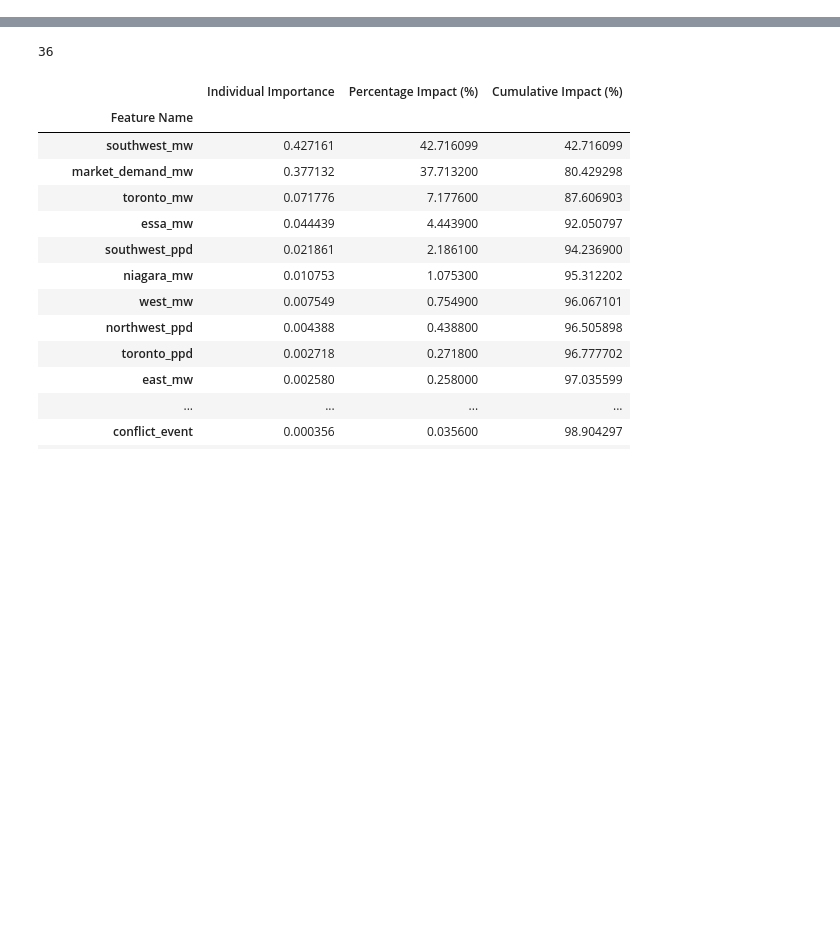
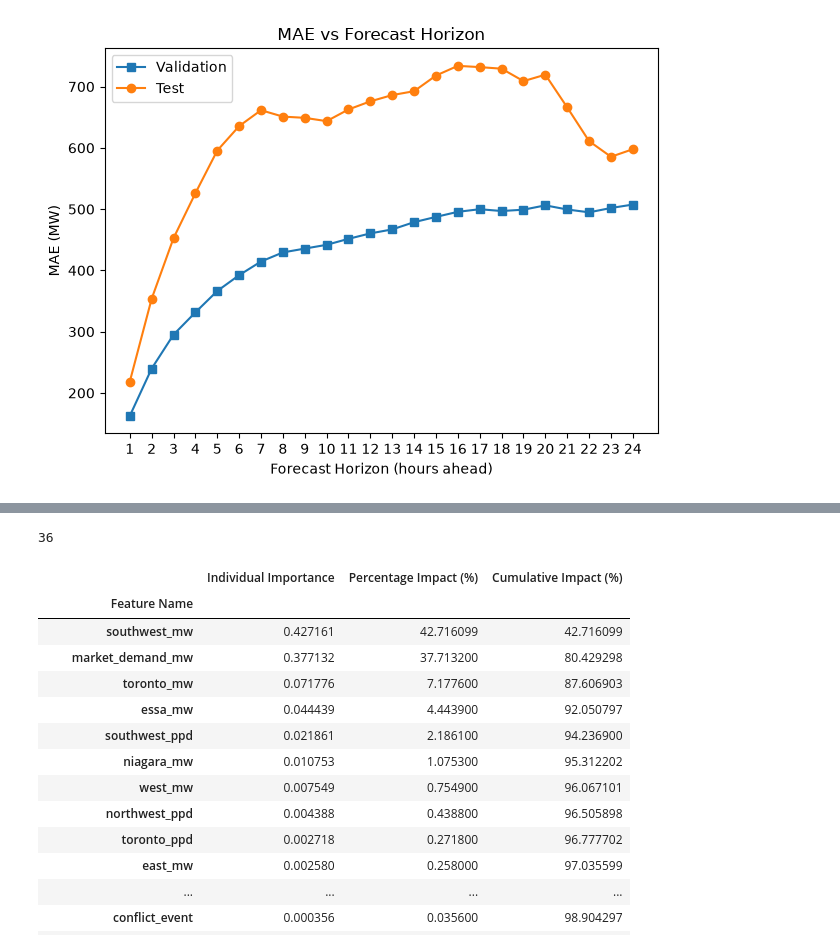
Before and after one commit to chloekentebe/enerstasis-electricity-forecaster, a Jupyter notebook: notebooks/investigate_baseline.ipynb, the cells around one changed output, grey strips where cells are left out. Cells and saved outputs as stored; diff of their text form; code cells hidden in the pictures; blank space fills up the shorter version.

Commit message:
Investigated forecast metrics in greater detail for xgboost

```diff
--- a/notebooks/investigate_baseline.ipynb
+++ b/notebooks/investigate_baseline.ipynb
@@ -12 +14,16 @@ with open("/Users/chloekentebe/enerstasis-electricity-forecaster/xgboost_model/f
     feature_columns = json.load(f)
+# %%
+import matplotlib.pyplot as plt
+hm = pd.read_csv("/Users/chloekentebe/enerstasis-electricity-forecaster/xgboost_model/horizon_metrics_2.csv")
+
+plt.plot(hm["Horizon"], hm["Validation MAE"], label ="Validation", marker="s")
+plt.plot(hm["Horizon"], hm["Test MAE"], label ="Test", marker="o")
+plt.title("MAE vs Forecast Horizon")
+plt.xlabel("Forecast Horizon (hours ahead)")
+plt.xticks(range(1,25))
+plt.ylabel("MAE (MW)")
+plt.legend()
+plt.tight_layout()
+plt.show()
+# %% [output]
+[figure, added]
```
Also changed, not shown: parts of 7 cells of this notebook, 2 other files.
